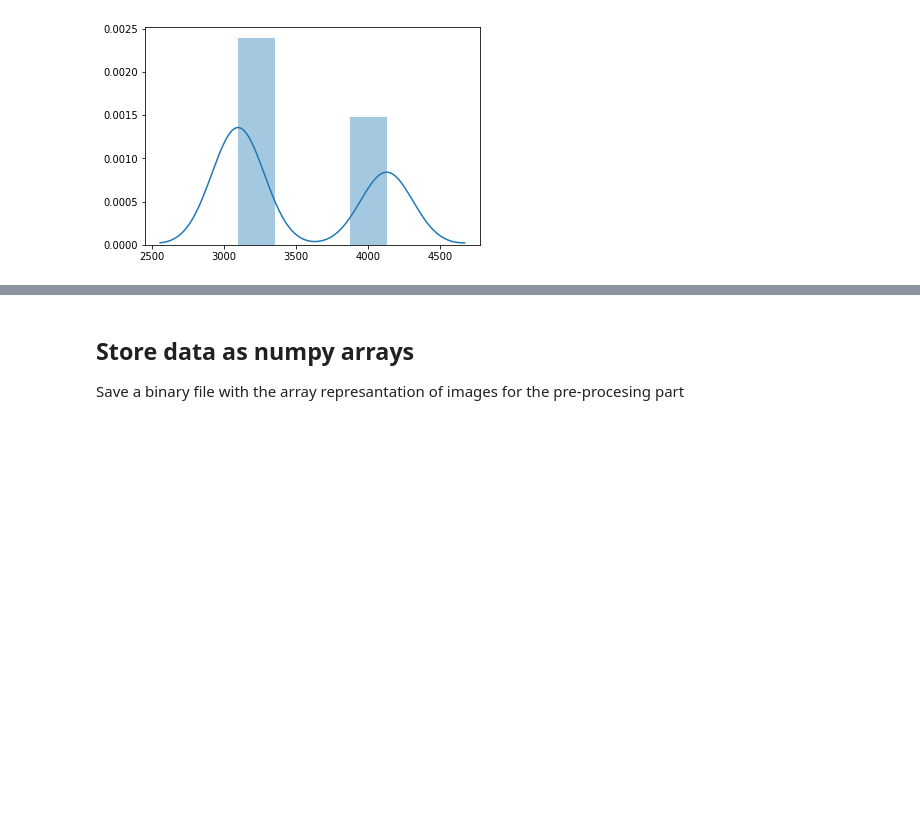
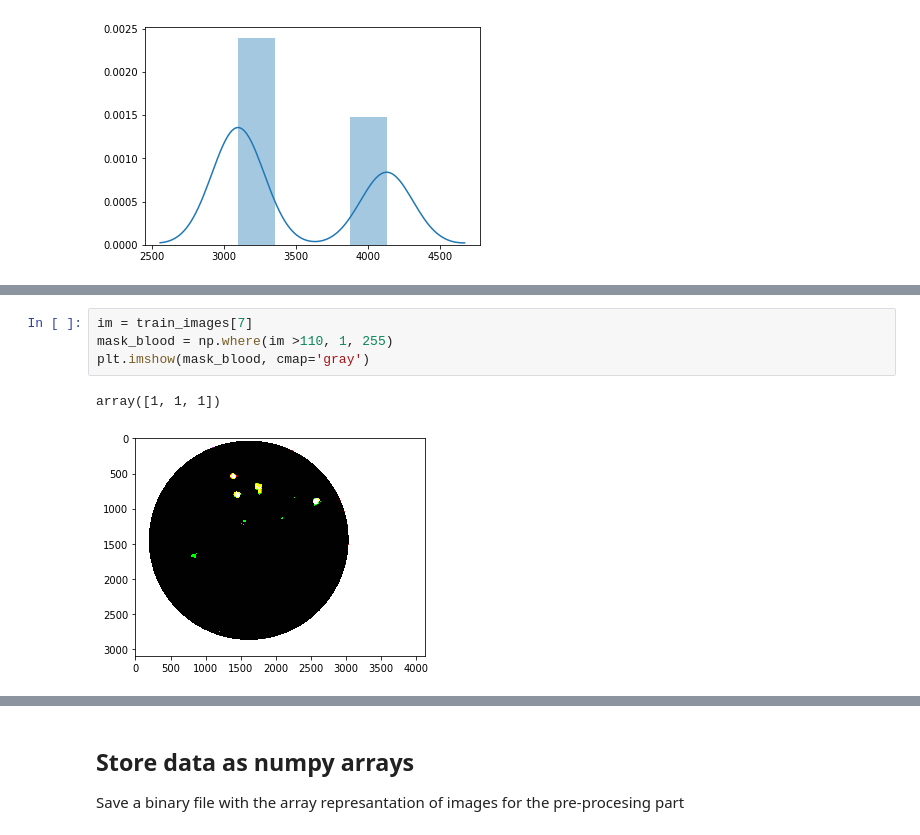
Before and after one commit to ErickDiaz/bioinformatic_thesis_project, a Jupyter notebook: code/data-exploration/data_exploration.ipynb, the cells around one changed output, grey strips where cells are left out. Drawn from its saved outputs; the diff is of its cells as text; blank space fills up the shorter version.

```diff
--- a/code/data-exploration/data_exploration.ipynb
+++ b/code/data-exploration/data_exploration.ipynb
@@ -135,0 +182,7 @@ sns.distplot(widths)
+# %%
+im = train_images[7]
+mask_blood = np.where(im >110, 1, 255)
+plt.imshow(mask_blood, cmap='gray')
+# %% [output]
+array([1, 1, 1])
+[figure, added]
```
Also changed, not shown: parts of 17 cells of this notebook.
